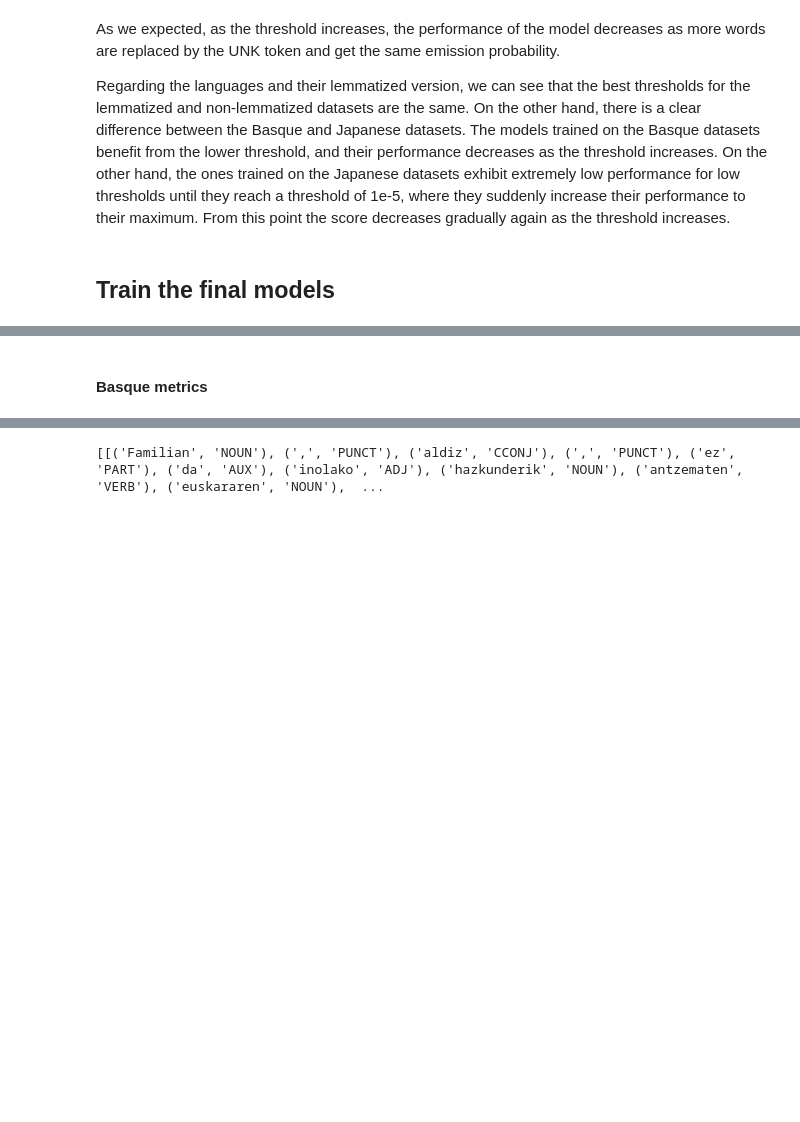
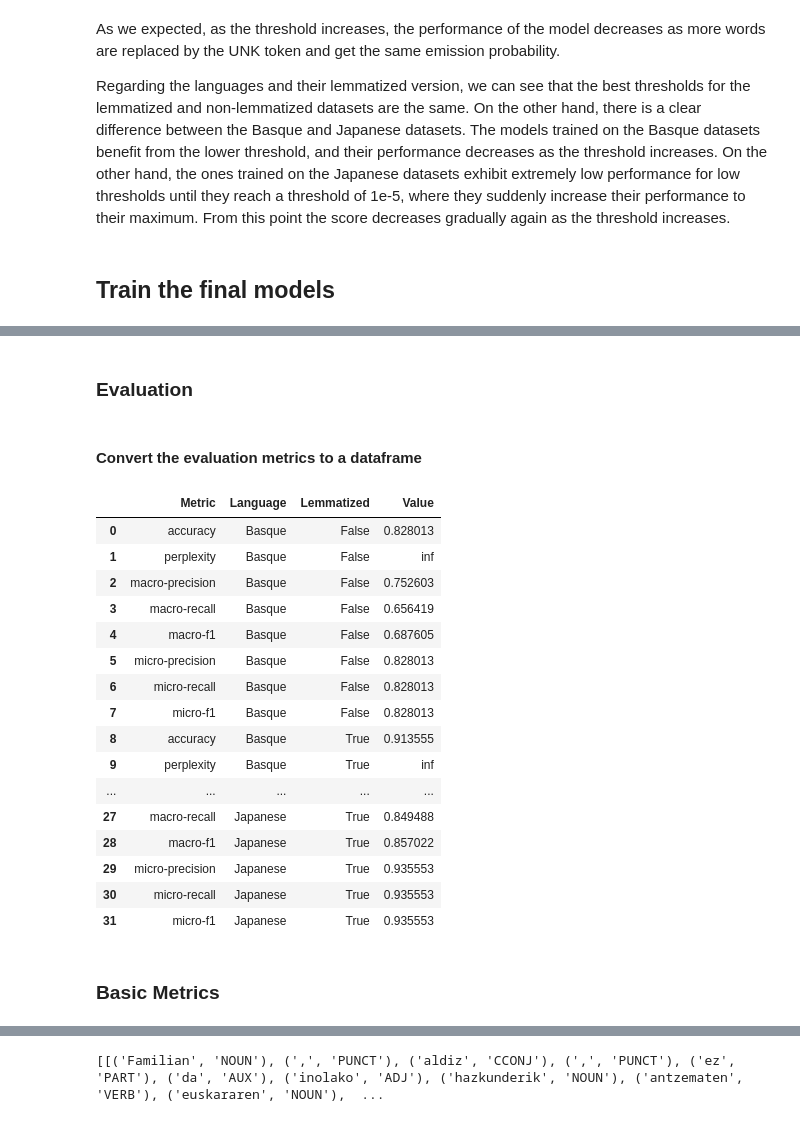
Before and after one commit to Iker0610/Syntax_Proyecto_Grupal_HMM, a Jupyter notebook: notebooks/model_result_analysis.ipynb, the cells around one changed output, grey strips where cells are left out. Drawn from its saved outputs; the diff is of its cells as text; code cells hidden in the pictures; blank space fills up the shorter version.

Commit message:
Added conversión from the evaluation dictionary to a dataframe and main  metric bar plot

```diff
--- a/notebooks/model_result_analysis.ipynb
+++ b/notebooks/model_result_analysis.ipynb
@@ -155,3 +160,5 @@ basque_lemmatized_predictions = basque_lemmatized_hmm.batch_predict(basque_lemma
+# %% [markdown]
+### Evaluation
 # %%
 eval_metrics_basque = evaluate_dataset(basque_dataset.test.data, basque_predictions[0], basque_predictions[1])
 eval_metrics_basque_lemmatized = evaluate_dataset(basque_dataset.test.data, basque_lemmatized_predictions[0], basque_lemmatized_predictions[1])
@@ -158,2 +168,49 @@ eval_metrics_basque_lemmatized = evaluate_dataset(basque_dataset.test.data, basq
-# %% [markdown]
-#### Basque metrics
+# %% [markdown]
+#### Convert the evaluation metrics to a dataframe
+# %%
+df_rows = []
+df_per_tag_rows = []
+
+def postprocess_metric_dict(metric_keys: list[str], metric_dict, language, lemmatized, postprocess_rows, postprocess_per_tag_rows):
+    for _sub_key, _value in metric_dict.items():
+        if _sub_key == 'per_sentence':
+            continue
+        elif _sub_key == 'per_tag':
+            postprocess_metric_dict(metric_keys + [_sub_key], _value, language, lemmatized, postprocess_per_tag_rows, None)
+        elif isinstance(_value, dict):
+            postprocess_metric_dict(metric_keys + [_sub_key], _value, language, lemmatized, postprocess_rows, postprocess_per_tag_rows)
+        else:
+            postprocess_rows.append({
+                'Metric': '-'.join(metric_keys + [_sub_key]),
+                'Language': language,
+                'Lemmatized': lemmatized,
+                'Value': _value
+            })
+
+postprocess_metric_dict([], eval_metrics_basque, 'Basque', False, df_rows, df_per_tag_rows)
+postprocess_metric_dict([], eval_metrics_basque_lemmatized, 'Basque', True, df_rows, df_per_tag_rows)
+postprocess_metric_dict([], eval_metrics_japanese, 'Japanese', False, df_rows, df_per_tag_rows)
+postprocess_metric_dict([], eval_metrics_japanese_lemmatized, 'Japanese', True, df_rows, df_per_tag_rows)
+
+
+eval_metrics_df = pd.DataFrame(df_rows)
+# %% [output]
+|  | Metric | Language | Lemmatized | Value |
+| 0 | accuracy | Basque | False | 0.828013 |
+| 1 | perplexity | Basque | False | inf |
+| 2 | macro-precision | Basque | False | 0.752603 |
+| 3 | macro-recall | Basque | False | 0.656419 |
+| 4 | macro-f1 | Basque | False | 0.687605 |
+| 5 | micro-precision | Basque | False | 0.828013 |
+| 6 | micro-recall | Basque | False | 0.828013 |
+| 7 | micro-f1 | Basque | False | 0.828013 |
+| 8 | accuracy | Basque | True | 0.913555 |
+| 9 | perplexity | Basque | True | inf |
+| ... | ... | ... | ... | ... |
+| 27 | macro-recall | Japanese | True | 0.849488 |
+| 28 | macro-f1 | Japanese | True | 0.857022 |
+| 29 | micro-precision | Japanese | True | 0.935553 |
+| 30 | micro-recall | Japanese | True | 0.935553 |
+| 31 | micro-f1 | Japanese | True | 0.935553 |
+# %% [markdown]
+### Basic Metrics
```
Also changed, not shown: parts of 18 cells of this notebook.
